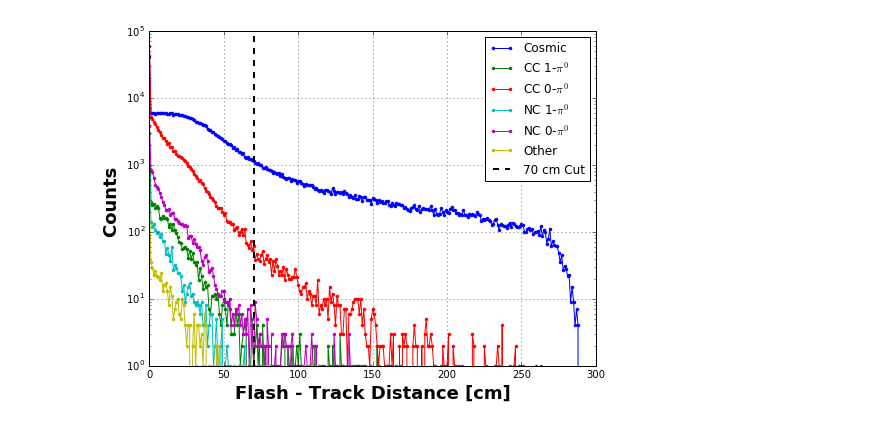
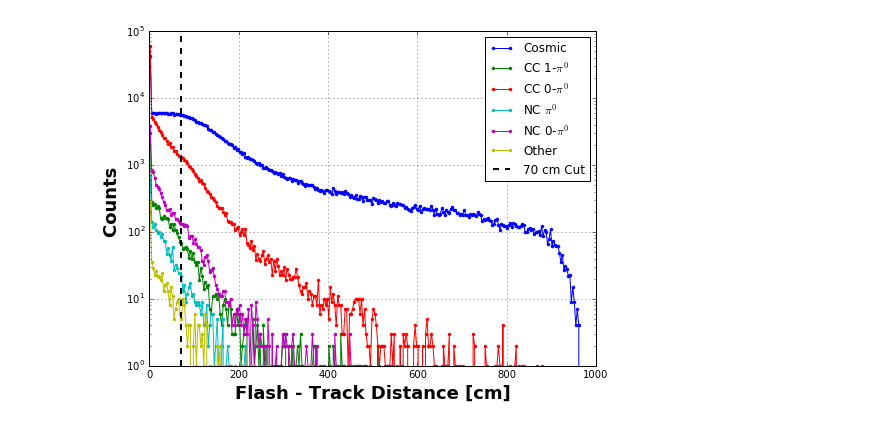
Before and after one commit to ahack379/ShowerTest, a Jupyter notebook: MCC82_FinalPlots/tune_sel2_cuts.ipynb, the cells around one changed output. Drawn from its saved outputs; the diff is of its cells as text; code cells hidden in the pictures.

```diff
--- a/MCC82_FinalPlots/tune_sel2_cuts.ipynb
+++ b/MCC82_FinalPlots/tune_sel2_cuts.ipynb
@@ -8,8 +8,8 @@ import math
 
 %matplotlib inline
 # %%
-f_root = TFile("SelectionII_ccpi0_backgrounds_full.root")
-name_v = ['All','Cosmic','CC 1-$\\pi^0$','CC 0-$\\pi^0$','NC 1-$\\pi^0$','NC 0-$\\pi^0$','Other']
+f_root = TFile("Files/SelectionII_ccpi0_backgrounds_full.root")
+name_v = ['All','Cosmic','CC 1-$\\pi^0$','CC 0-$\\pi^0$','NC $\\pi^0$','NC 0-$\\pi^0$','Other']
 label_v = ['All','Cosmic','CC1pi0','CC0pi0','NC1pi0','NC0pi0','Other']
 color_v = ['blue','purple','yellow','lime','green','lightskyblue','salmon']
 # %%
@@ -130,20 +142,25 @@ plt.savefig('Plots/CutJustify_sel2_multlog.png')
 # %%
 plt.figure(figsize=(8,6))
 
 for i in xrange(1,len(label_v)):
     h = f_root.Get("hFlashTrackDist_2_%i"%i)
     h_v = rn.hist2array(h)
-    plt.plot(h_v,label=name_v[i],marker='.')
+    #plt.plot(h_v,label=name_v[i],marker='.')
+
+    counts, edges = rn.hist2array(h,return_edges=True)
+    bins = (edges[0][:-1] + edges[0][1:])/2
+    plt.plot(bins,counts,label=name_v[i],marker='.')
+
     plt.grid(True)#,color='k',lw=3)
 #plt.title("Largest Flash in Event by Neutrino Interaction",fontsize=20,weight='bold')
 plt.ylabel("Counts ",fontsize=18,weight='bold')
 plt.xlabel("Flash - Track Distance [cm]",fontsize=18,weight='bold')
 plt.axvline(70,lw=2,color='k',ls='--',label='70 cm Cut')
 plt.legend(loc=0)
 plt.yscale('log')
 plt.savefig('Plots/CutJustify_sel2_flashtrkdist.png')
 # %% [output]
-[figure, old version]
+[figure, new version]
 # %%
 plt.figure(figsize=(8,6))
 
```
Also changed, not shown: parts of 16 cells of this notebook, 14 other files.
